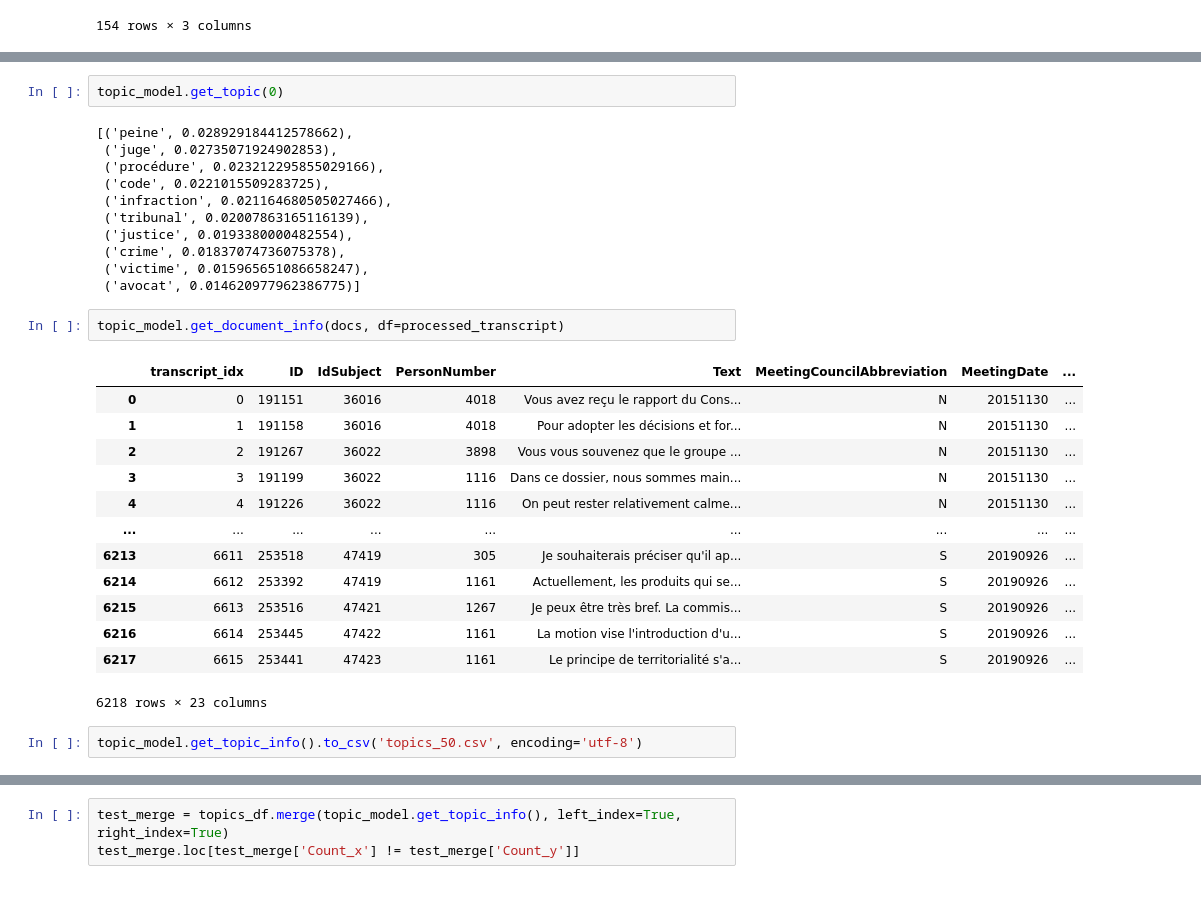
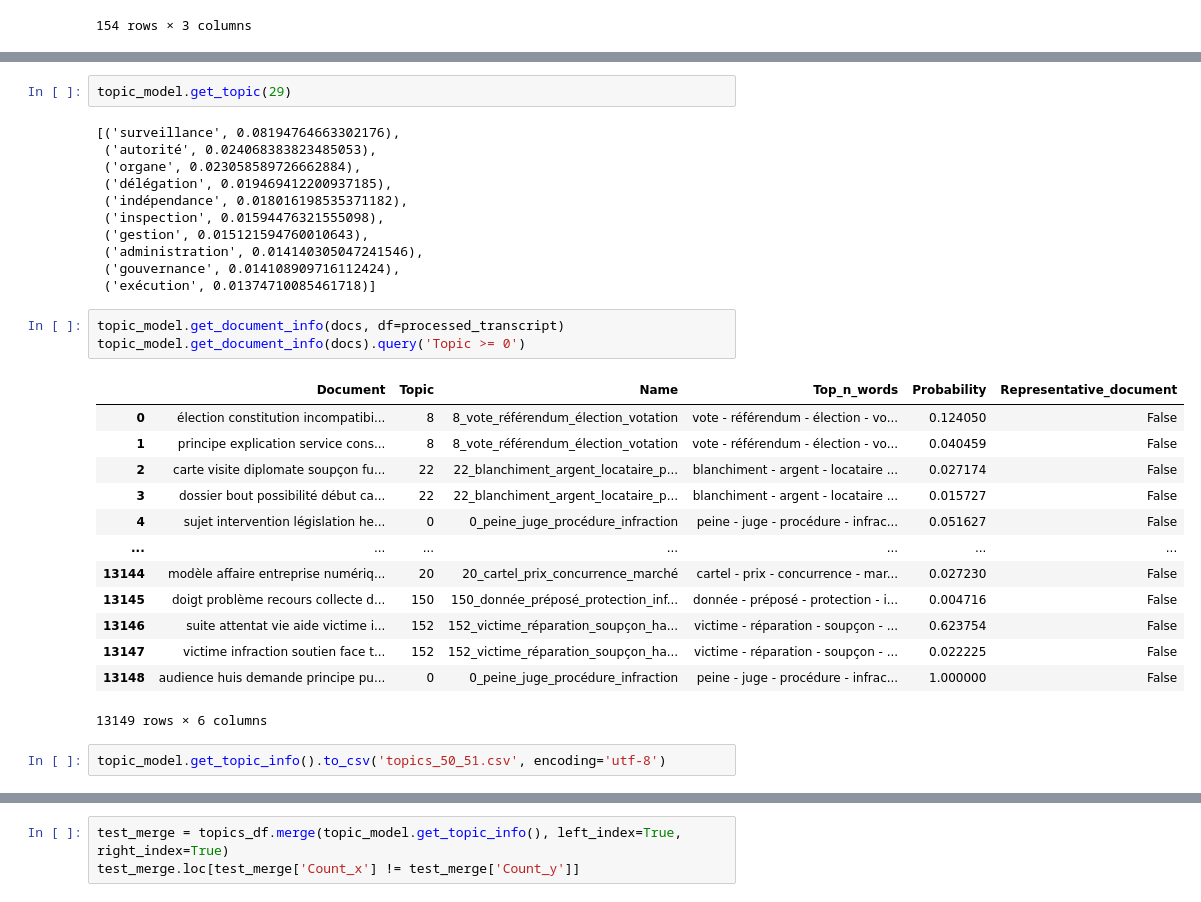
Before and after one commit to cgcrts/ef23_discours, a Jupyter notebook: topic_processing.ipynb, the cells around one changed output, grey strips where cells are left out. Saved outputs shown, nothing was run; the diff lists cells and outputs as text.

```diff
--- a/topic_processing.ipynb
+++ b/topic_processing.ipynb
@@ -974,32 +974,33 @@ topic_model.get_topic_info()
 # %%
-topic_model.get_topic(0)
+topic_model.get_topic(29)
 # %% [output]
-[('peine', 0.028929184412578662),
- ('juge', 0.02735071924902853),
- ('procédure', 0.023212295855029166),
- ('code', 0.0221015509283725),
- ('infraction', 0.021164680505027466),
- ('tribunal', 0.02007863165116139),
- ('justice', 0.0193380000482554),
- ('crime', 0.01837074736075378),
- ('victime', 0.015965651086658247),
- ('avocat', 0.014620977962386775)]
+[('surveillance', 0.08194764663302176),
+ ('autorité', 0.024068383823485053),
+ ('organe', 0.023058589726662884),
+ ('délégation', 0.019469412200937185),
+ ('indépendance', 0.018016198535371182),
+ ('inspection', 0.01594476321555098),
+ ('gestion', 0.015121594760010643),
+ ('administration', 0.014140305047241546),
+ ('gouvernance', 0.014108909716112424),
+ ('exécution', 0.01374710085461718)]
 # %%
 topic_model.get_document_info(docs, df=processed_transcript)
+topic_model.get_document_info(docs).query('Topic >= 0')
 # %% [output]
-|  | transcript_idx | ID | IdSubject | PersonNumber | Text | MeetingCouncilAbbreviation | MeetingDate | ... |
-| 0 | 0 | 191151 | 36016 | 4018 | Vous avez reçu le rapport du Cons... | N | 20151130 | ... |
-| 1 | 1 | 191158 | 36016 | 4018 | Pour adopter les décisions et for... | N | 20151130 | ... |
-| 2 | 2 | 191267 | 36022 | 3898 | Vous vous souvenez que le groupe ... | N | 20151130 | ... |
-| 3 | 3 | 191199 | 36022 | 1116 | Dans ce dossier, nous sommes main... | N | 20151130 | ... |
-| 4 | 4 | 191226 | 36022 | 1116 | On peut rester relativement calme... | N | 20151130 | ... |
-| ... | ... | ... | ... | ... | ... | ... | ... | ... |
-| 6213 | 6611 | 253518 | 47419 | 305 | Je souhaiterais préciser qu'il ap... | S | 20190926 | ... |
-| 6214 | 6612 | 253392 | 47419 | 1161 | Actuellement, les produits qui se... | S | 20190926 | ... |
-| 6215 | 6613 | 253516 | 47421 | 1267 | Je peux être très bref. La commis... | S | 20190926 | ... |
-| 6216 | 6614 | 253445 | 47422 | 1161 | La motion vise l'introduction d'u... | S | 20190926 | ... |
-| 6217 | 6615 | 253441 | 47423 | 1161 | Le principe de territorialité s'a... | S | 20190926 | ... |
+|  | Document | Topic | Name | Top_n_words | Probability | Representative_document |
+| 0 | élection constitution incompatibi... | 8 | 8_vote_référendum_élection_votation | vote - référendum - élection - vo... | 0.124050 | False |
+| 1 | principe explication service cons... | 8 | 8_vote_référendum_élection_votation | vote - référendum - élection - vo... | 0.040459 | False |
+| 2 | carte visite diplomate soupçon fu... | 22 | 22_blanchiment_argent_locataire_p... | blanchiment - argent - locataire ... | 0.027174 | False |
+| 3 | dossier bout possibilité début ca... | 22 | 22_blanchiment_argent_locataire_p... | blanchiment - argent - locataire ... | 0.015727 | False |
+| 4 | sujet intervention législation he... | 0 | 0_peine_juge_procédure_infraction | peine - juge - procédure - infrac... | 0.051627 | False |
+| ... | ... | ... | ... | ... | ... | ... |
+| 13144 | modèle affaire entreprise numériq... | 20 | 20_cartel_prix_concurrence_marché | cartel - prix - concurrence - mar... | 0.027230 | False |
+| 13145 | doigt problème recours collecte d... | 150 | 150_donnée_préposé_protection_inf... | donnée - préposé - protection - i... | 0.004716 | False |
+| 13146 | suite attentat vie aide victime i... | 152 | 152_victime_réparation_soupçon_ha... | victime - réparation - soupçon - ... | 0.623754 | False |
+| 13147 | victime infraction soutien face t... | 152 | 152_victime_réparation_soupçon_ha... | victime - réparation - soupçon - ... | 0.022225 | False |
+| 13148 | audience huis demande principe pu... | 0 | 0_peine_juge_procédure_infraction | peine - juge - procédure - infrac... | 1.000000 | False |
-6218 rows × 23 columns
+13149 rows × 6 columns
 # %%
-topic_model.get_topic_info().to_csv('topics_50.csv', encoding='utf-8')
+topic_model.get_topic_info().to_csv('topics_50_51.csv', encoding='utf-8')
 # %%
```
Also changed, not shown: parts of 12 cells of this notebook.
